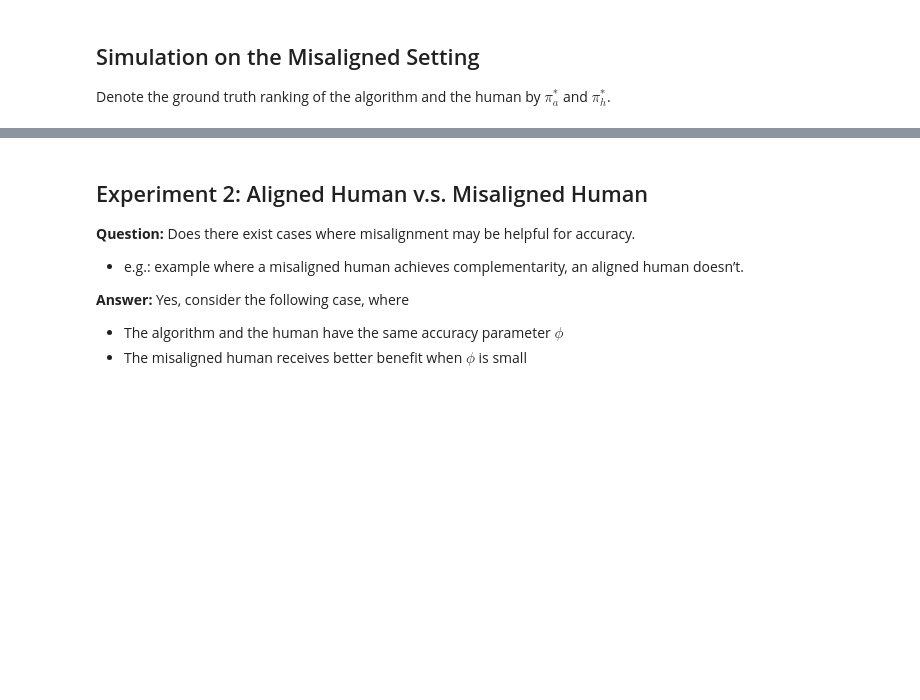
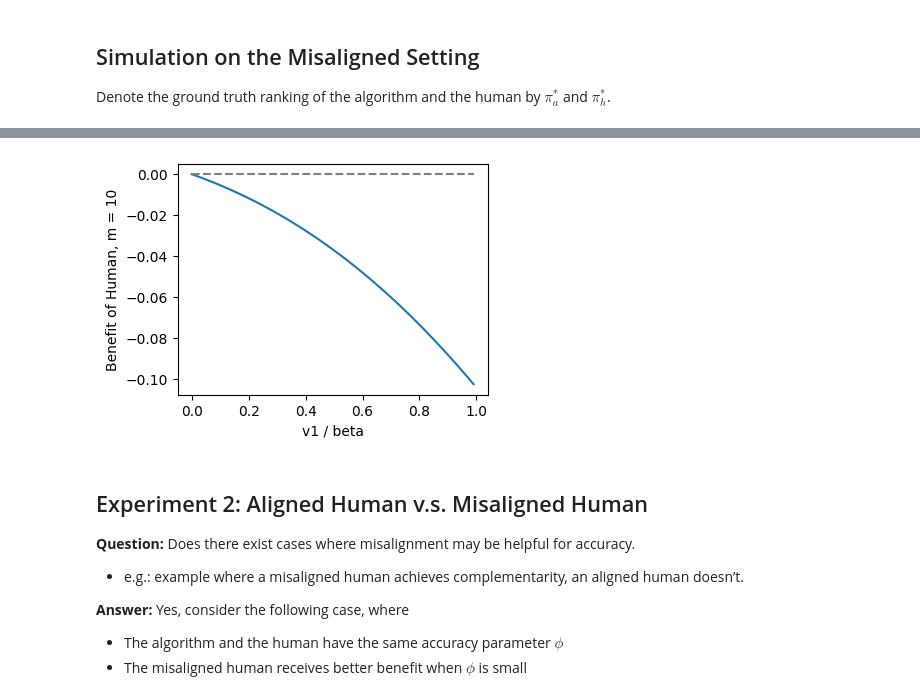
Before and after one commit to sjxer723/Two-List-Problem, a Jupyter notebook: misalignment.ipynb, the cells around one changed output, grey strips where cells are left out. Cells and saved outputs as stored; diff of their text form; code cells hidden in the pictures; blank space fills up the shorter version.

```diff
--- a/misalignment.ipynb
+++ b/misalignment.ipynb
@@ -43,3 +59,28 @@ plt.show()
+# %%
+m = 10
+k = 2
+algorthm_super_star = 1
+human_super_star = 2
+
+## v1 / beta, benefits
+v1_betas, benefits = [], []
+for ratio in np.arange(0, 1, 0.01):
+    D_a = gRUMBel(m, algorthm_super_star, ratio, 1) #
+    D_h = gRUMBel(m, algorthm_super_star, ratio, 1)
+    joint_system = HumanAI(m, D_a, D_h)
+
+    benefit = joint_system.benefit_of_human_single_best(k)
+    v1_betas.append(ratio)
+    benefits.append(benefit)
+
+plt.figure(figsize=(4, 3))
+plt.plot(v1_betas, benefits)
+plt.plot(v1_betas, [0 for _ in range(len(v1_betas))], linestyle='--', color='gray')
+plt.xlabel('v1 / beta')
+plt.ylabel(f'Benefit of Human, m = {m}')
+plt.show()
+# %% [output]
+[figure, added]
 # %% [markdown]
 ## Experiment 2: Aligned Human v.s. Misaligned Human
 
```
Also changed, not shown: parts of 4 cells of this notebook.
